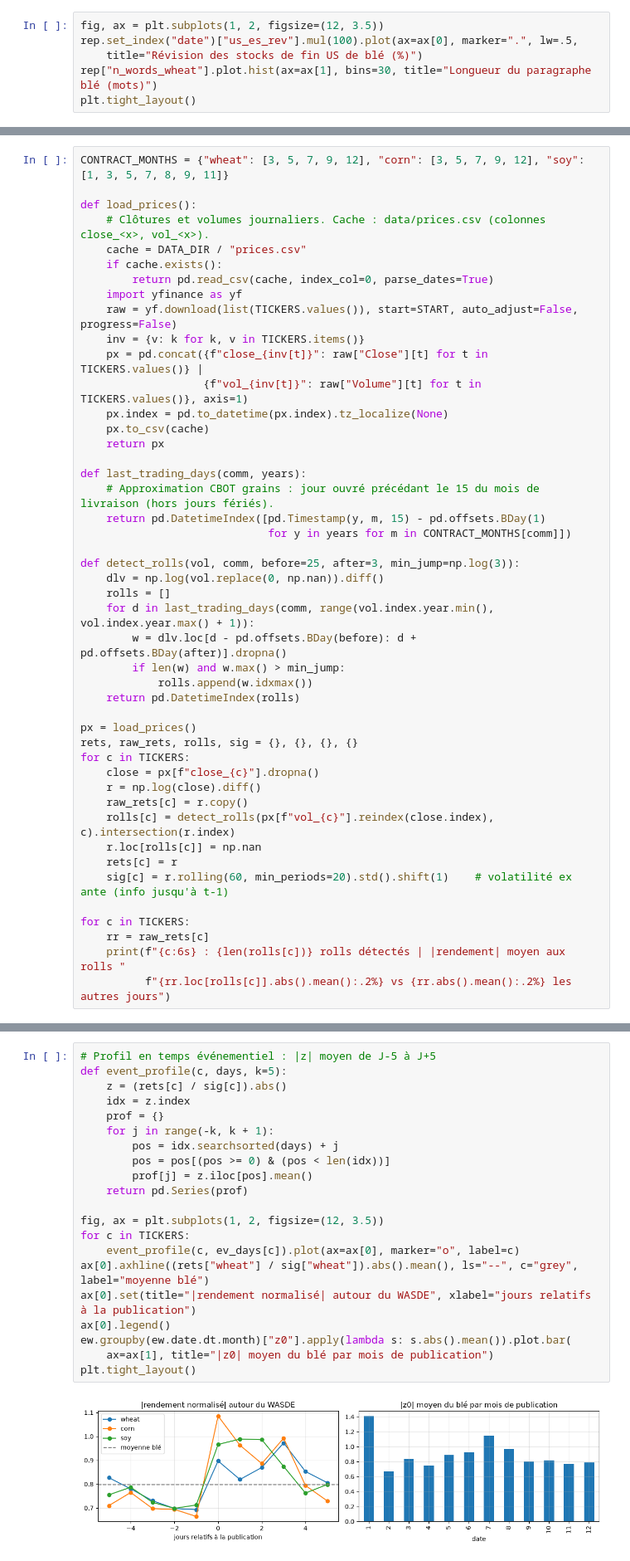
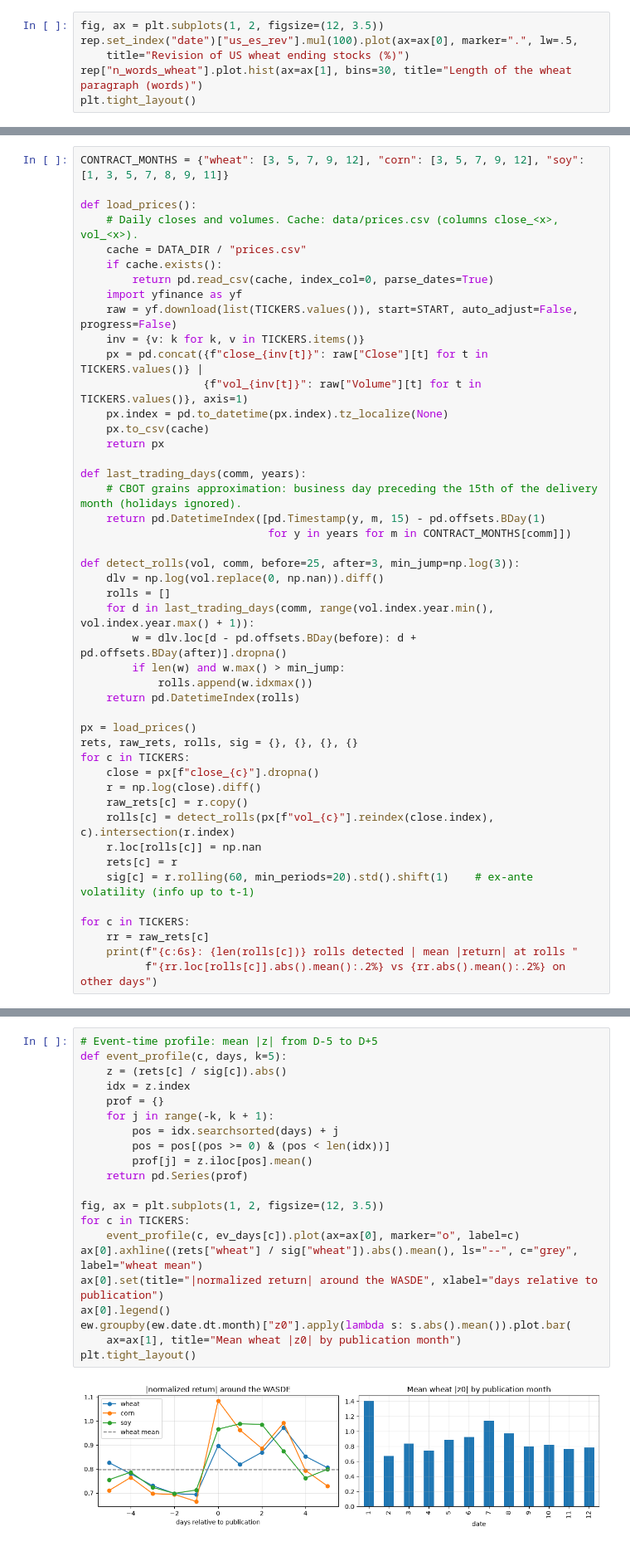
Before and after one commit to perrin-arthur/wasde-wheat-nlp, a Jupyter notebook: wasde_ble.ipynb, the cells around one changed output, grey strips where cells are left out. Shown at 83% size. Saved outputs shown, nothing was run; the diff lists cells and outputs as text.

```diff
--- a/wasde_ble.ipynb
+++ b/wasde_ble.ipynb
@@ -432,7 +438,7 @@ The outlook for 2026/27 U.S. wheat this month is for higher supplies, increased
 # %%
 fig, ax = plt.subplots(1, 2, figsize=(12, 3.5))
 rep.set_index("date")["us_es_rev"].mul(100).plot(ax=ax[0], marker=".", lw=.5,
-    title="Révision des stocks de fin US de blé (%)")
-rep["n_words_wheat"].plot.hist(ax=ax[1], bins=30, title="Longueur du paragraphe blé (mots)")
+    title="Revision of US wheat ending stocks (%)")
+rep["n_words_wheat"].plot.hist(ax=ax[1], bins=30, title="Length of the wheat paragraph (words)")
 plt.tight_layout()
 # %% [output]
@@ -453,7 +459,7 @@ On utilise les futures continus CBOT de `yfinance` : blé `ZW=F`, maïs `ZC=F`,
 CONTRACT_MONTHS = {"wheat": [3, 5, 7, 9, 12], "corn": [3, 5, 7, 9, 12], "soy": [1, 3, 5, 7, 8, 9, 11]}
 
 def load_prices():
-    # Clôtures et volumes journaliers. Cache : data/prices.csv (colonnes close_<x>, vol_<x>).
+    # Daily closes and volumes. Cache: data/prices.csv (columns close_<x>, vol_<x>).
     cache = DATA_DIR / "prices.csv"
     if cache.exists():
         return pd.read_csv(cache, index_col=0, parse_dates=True)
@@ -467,7 +473,7 @@ def load_prices():
     return px
 
 def last_trading_days(comm, years):
-    # Approximation CBOT grains : jour ouvré précédant le 15 du mois de livraison (hors jours fériés).
+    # CBOT grains approximation: business day preceding the 15th of the delivery month (holidays ignored).
     return pd.DatetimeIndex([pd.Timestamp(y, m, 15) - pd.offsets.BDay(1)
                              for y in years for m in CONTRACT_MONTHS[comm]])
 
@@ -489,10 +495,10 @@ for c in TICKERS:
     rolls[c] = detect_rolls(px[f"vol_{c}"].reindex(close.index), c).intersection(r.index)
     r.loc[rolls[c]] = np.nan
     rets[c] = r
-    sig[c] = r.rolling(60, min_periods=20).std().shift(1)    # volatilité ex ante (info jusqu'à t-1)
+    sig[c] = r.rolling(60, min_periods=20).std().shift(1)    # ex-ante volatility (info up to t-1)
 
 for c in TICKERS:
     rr = raw_rets[c]
-    print(f"{c:6s} : {len(rolls[c])} rolls détectés | |rendement| moyen aux rolls "
-          f"{rr.loc[rolls[c]].abs().mean():.2%} vs {rr.abs().mean():.2%} les autres jours")
+    print(f"{c:6s}: {len(rolls[c])} rolls detected | mean |return| at rolls "
+          f"{rr.loc[rolls[c]].abs().mean():.2%} vs {rr.abs().mean():.2%} on other days")
 # %% [output]
@@ -596,26 +602,26 @@ h1
 | abs_r | 0.0174 | 0.0151 | 1.1537 | 2.7314 | 0.0078 | 0.0037 | 303.0000 |
 | z_abs | 0.8971 | 0.7922 | 1.1324 | 2.6526 | 0.0083 | 0.0011 | 303.0000 |
 # %%
-# Profil en temps événementiel : |z| moyen de J-5 à J+5
+# Event-time profile: mean |z| from D-5 to D+5
 def event_profile(c, days, k=5):
     z = (rets[c] / sig[c]).abs()
     idx = z.index
     prof = {}
     for j in range(-k, k + 1):
         pos = idx.searchsorted(days) + j
         pos = pos[(pos >= 0) & (pos < len(idx))]
         prof[j] = z.iloc[pos].mean()
     return pd.Series(prof)
 
 fig, ax = plt.subplots(1, 2, figsize=(12, 3.5))
 for c in TICKERS:
     event_profile(c, ev_days[c]).plot(ax=ax[0], marker="o", label=c)
-ax[0].axhline((rets["wheat"] / sig["wheat"]).abs().mean(), ls="--", c="grey", label="moyenne blé")
-ax[0].set(title="|rendement normalisé| autour du WASDE", xlabel="jours relatifs à la publication")
+ax[0].axhline((rets["wheat"] / sig["wheat"]).abs().mean(), ls="--", c="grey", label="wheat mean")
+ax[0].set(title="|normalized return| around the WASDE", xlabel="days relative to publication")
 ax[0].legend()
 ew.groupby(ew.date.dt.month)["z0"].apply(lambda s: s.abs().mean()).plot.bar(
-    ax=ax[1], title="|z0| moyen du blé par mois de publication")
+    ax=ax[1], title="Mean wheat |z0| by publication month")
 plt.tight_layout()
 # %% [output]
-[figure, old version]
+[figure, new version]
 # %%
```
Also changed, not shown: parts of 49 cells of this notebook, 3 other files.
